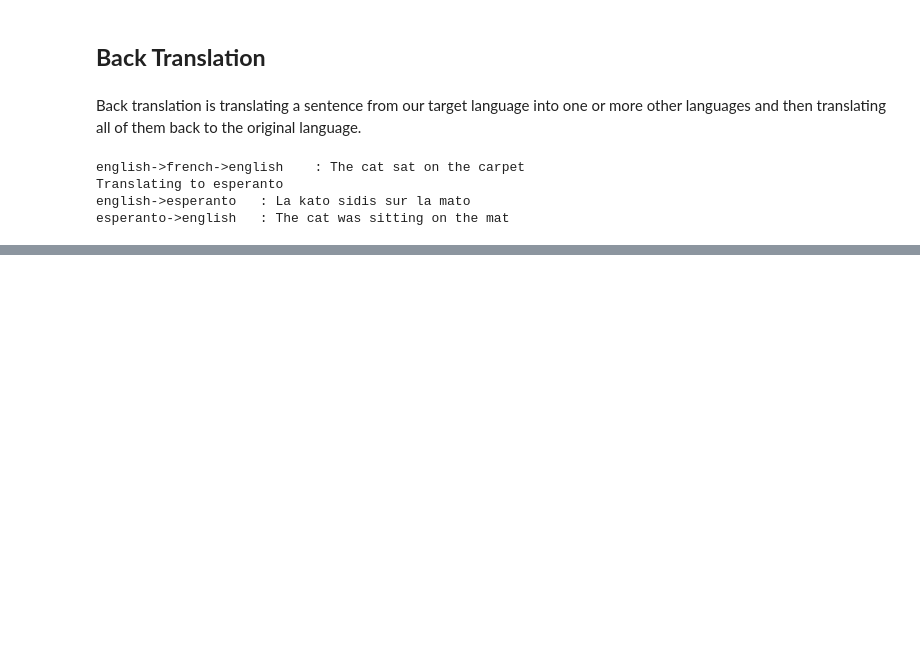
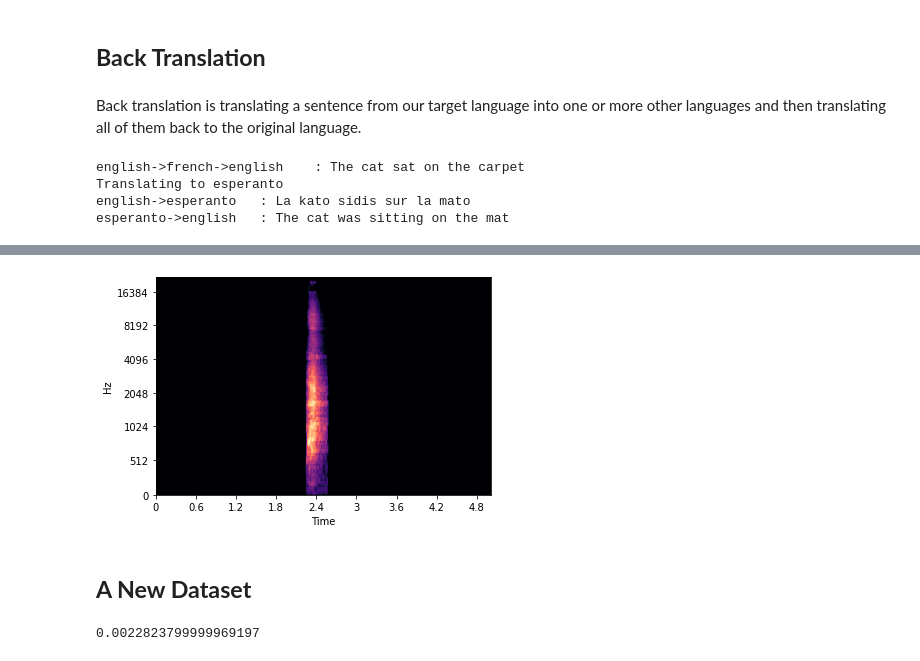
Before and after one commit to niklaust/Deep_Learning, a Jupyter notebook: PyTorch_for_Deep_Learning_notebook_of_nikluast.ipynb, the cells around one changed output, grey strips where cells are left out. Cells and saved outputs as stored; diff of their text form; code cells hidden in the pictures; blank space fills up the shorter version.

```diff
--- a/PyTorch_for_Deep_Learning_notebook_of_nikluast.ipynb
+++ b/PyTorch_for_Deep_Learning_notebook_of_nikluast.ipynb
@@ -1777,0 +2216,6 @@ esperanto->english   : The cat was sitting on the mat
+# %%
+librosa.display.specshow(log_spectrogram, sr=sr, x_axis='time', y_axis='mel');
+# %% [output]
+[figure, added]
+# %% [markdown]
+## **A New Dataset**
@@ -1777,0 +2297,11 @@ esperanto->english   : The cat was sitting on the mat
+# %%
+import time
+
+oldESC50 = ESC50("/content/ESC-50-master/audio")
+start_time = time.process_time()
+oldESC50.__getitem__(33)
+end_time = time.process_time()
+old_time = end_time - start_time
+old_time
+# %% [output]
+0.0022823799999969197
```
Also changed, not shown: parts of 176 cells of this notebook.
